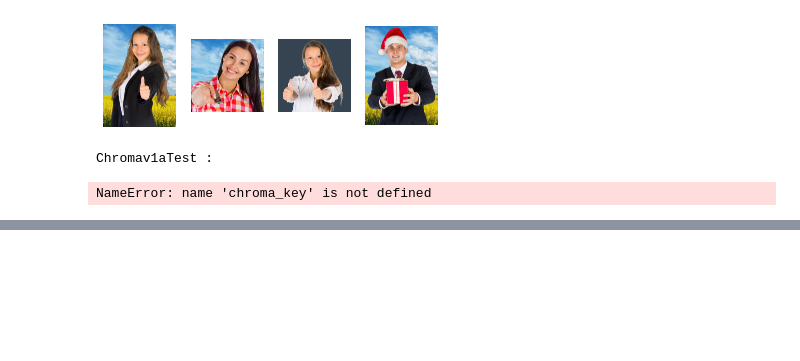
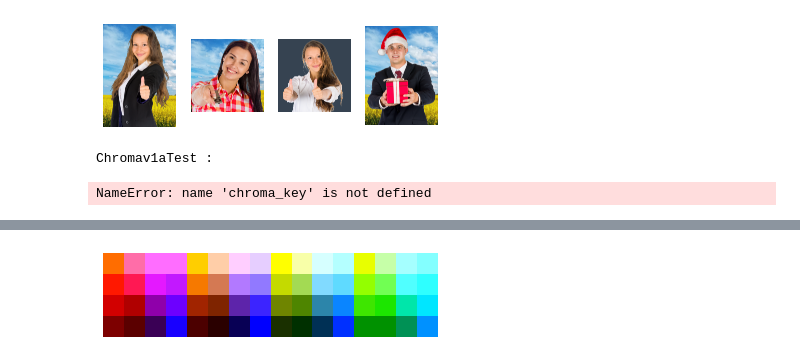
Before and after one commit to meltsi/keying-methods, a Jupyter notebook: funcam_tester3.ipynb, the cells around one changed output, grey strips where cells are left out. Cells and saved outputs as stored; diff of their text form; code cells hidden in the pictures; blank space fills up the shorter version.

```diff
--- a/funcam_tester3.ipynb
+++ b/funcam_tester3.ipynb
@@ -2616,0 +2620,96 @@ ValueError: could not broadcast input array from shape (1920,1356) into shape (6
+# %%
+import matplotlib.pyplot as plt
+import matplotlib.patches as patches
+import cv2
+import numpy as np
+
+algorithmlist=[ChromaKeyPlusDespillTest,ChromaKeyPlusDespillv2Test,Chromav1aTest,Chromav2Test,Chromav3Test,ColorKeyTest,ColorKeyv2Test]
+
+
+def ColorGrid(step,colormodel):
+    #SET BACKGROUND
+    #source:https://unsplash.com/photos/fJQSCxB18wE
+    alternate_background0= cv2.imread("tests/vitaliy-gavrushchenko-fJQSCxB18wE-unsplash-3.jpg")
+    #alternate_background= cv2.imread("white.png")
+    height,width, channels = original1.shape
+
+
+
+    saveframes=False
+    framecounter=0
+    distances2=np.zeros((height,width,3), np.uint8)
+
+    framenumber=0
+
+    #PARAMETERS AND ARRAYS ONLY USED FOR CHROMAV1B
+    counter=2
+    counterprev=1
+    #initialize array for saving current mean of all frames
+    meanimage=np.zeros((height,width,3), np.uint8)
+    framecopy=np.zeros((height,width,3))
+    #make copy of meanimage for calculations outside of rgb color space
+    meanimagecopy=np.zeros((height,width,3))
+    #initialize meanimage with first frame
+    meanimage=frame
+
+
+
+    fig, ax = plt.subplots()
+    ax.plot([0,0],[0,0])
+
+
+
+    for i in np.arange(0,256,step):
+        for j in np.arange(0,256,step):
+            for k in np.arange(0,256,step):
+                color=np.zeros((1,1,3), np.uint8)
+                color[0,0]=np.array([j,i,k])
+                color2=cv2.cvtColor(color, colormodel)
+                ax.add_patch(patches.Rectangle((((255/step)+1)*(k/step)+(i/step),j/step),1,1,facecolor = (color2[0,0,1]/255,color2[0,0,0]/255,color2[0,0,2]/255),fill=True      ) )
+    ax.axis('image')
+    ax.axis('off')
+    ax.set(xlim=(0,((255/step)+1)**2), ylim=(0,((255/step)+1)))
+    plt.show()
+    fig.savefig("tests/"+str(step)+'-'+str(colormodel)+'.png', dpi=fig.dpi)
+
+
+
+    frame4=cv2.imread("tests/"+str(step)+'-'+str(colormodel)+'.png')
+
+    width, height, channels = frame4.shape
+
+    #fit background to new shape
+    alternate_background= alternate_background0[0:width,0:height]
+
+    #reset variables
+    saveframes=False
+    framecounter=0
+    framenumber=0
+    distances2=np.zeros((width,height,3), np.uint8)
+
+
+    #make empty mask with same size as frame
+    mask= np.zeros((width,height), np.uint8)
+
+    #array that returns the result
+    resultimage= np.zeros((width,height,3), np.uint8)
+
+
+    for keyingmethod in algorithmlist:
+        #read current frame
+        plt.imshow(keyingmethod(frame4))
+        plt.title('Stepsize:'+ str(step)+ '; Algorithm:'+str(keyingmethod.__name__)+'; Colorspace:')
+        plt.axis('image')
+        plt.axis('off')
+        plt.show()
+
+
+
+
+ColorGrid(85,cv2.COLOR_YUV2RGB)
+ColorGrid(51,cv2.COLOR_YUV2RGB)
+ColorGrid(17,cv2.COLOR_YUV2RGB)
+ColorGrid(51,cv2.COLOR_YCrCb2RGB)
+ColorGrid(17,cv2.COLOR_YCrCb2RGB)
+# %% [output]
+[figure, added]
```
Also changed, not shown: parts of 4 cells of this notebook.
